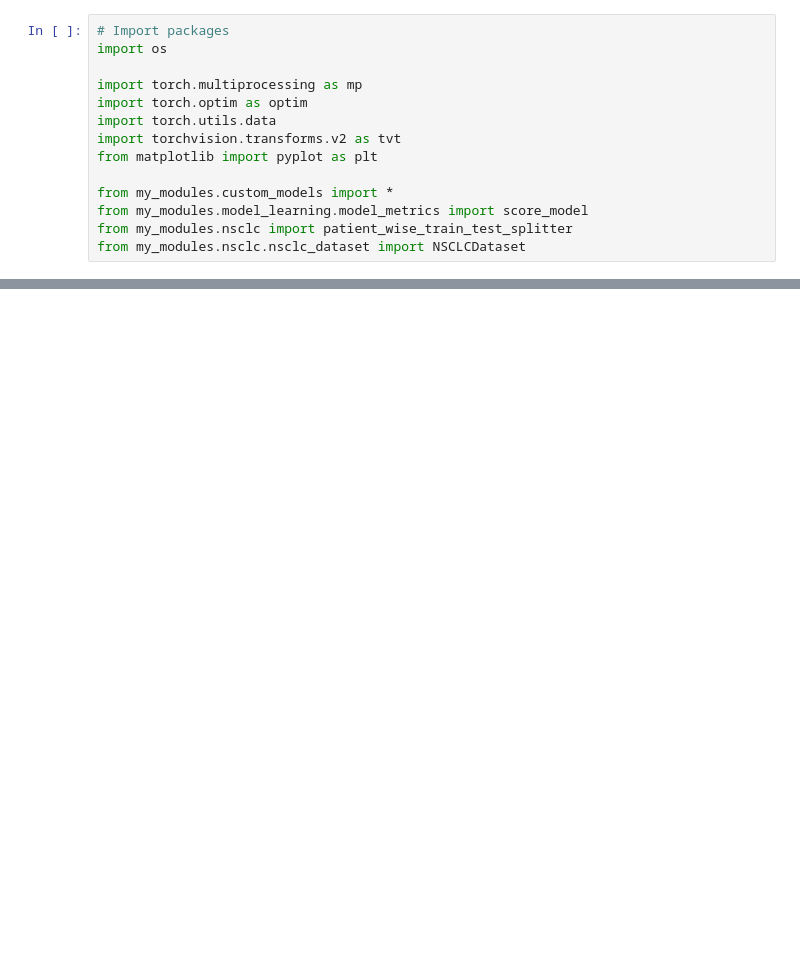
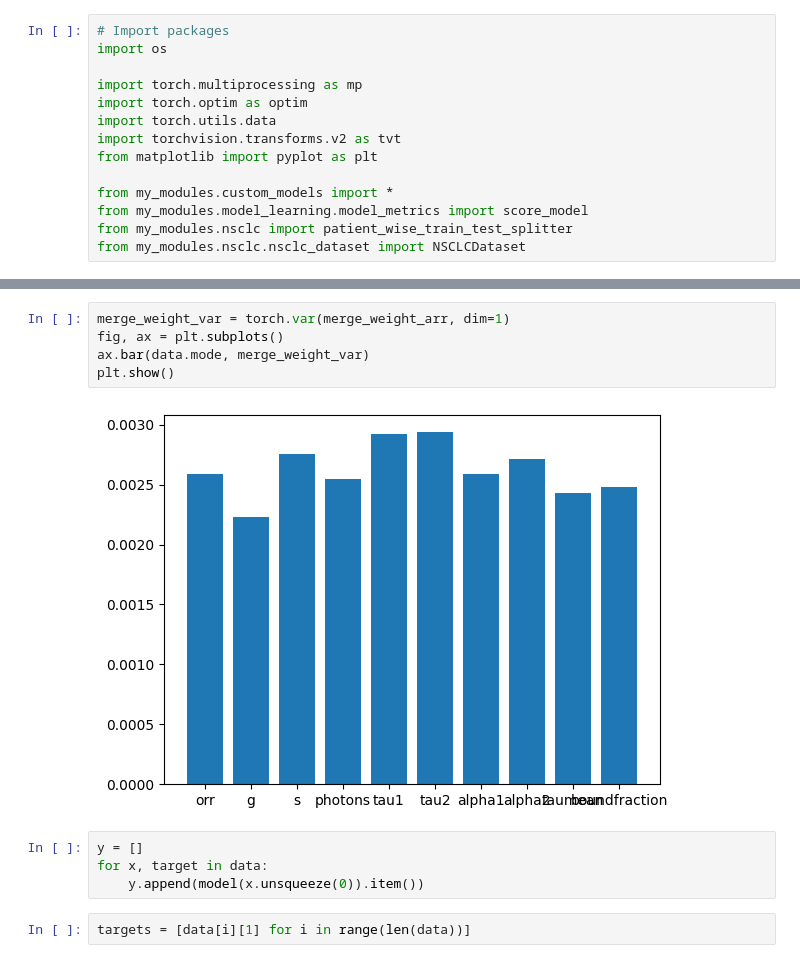
Before and after one commit to jiversivers/nsclc, a Jupyter notebook: reg_par_cnn_w_all_model_teasing.ipynb, the cells around one changed output, grey strips where cells are left out. Saved outputs shown, nothing was run; the diff lists cells and outputs as text; blank space fills up the shorter version.

```diff
--- a/reg_par_cnn_w_all_model_teasing.ipynb
+++ b/reg_par_cnn_w_all_model_teasing.ipynb
@@ -23,0 +92,13 @@ data.transforms = tvt.Compose([tvt.RandomVerticalFlip(p=0.25),
+# %%
+merge_weight_var = torch.var(merge_weight_arr, dim=1)
+fig, ax = plt.subplots()
+ax.bar(data.mode, merge_weight_var)
+plt.show()
+# %% [output]
+[figure, added]
+# %%
+y = []
+for x, target in data:
+    y.append(model(x.unsqueeze(0)).item())
+# %%
+targets = [data[i][1] for i in range(len(data))]
```
Also changed, not shown: parts of 17 cells of this notebook.
